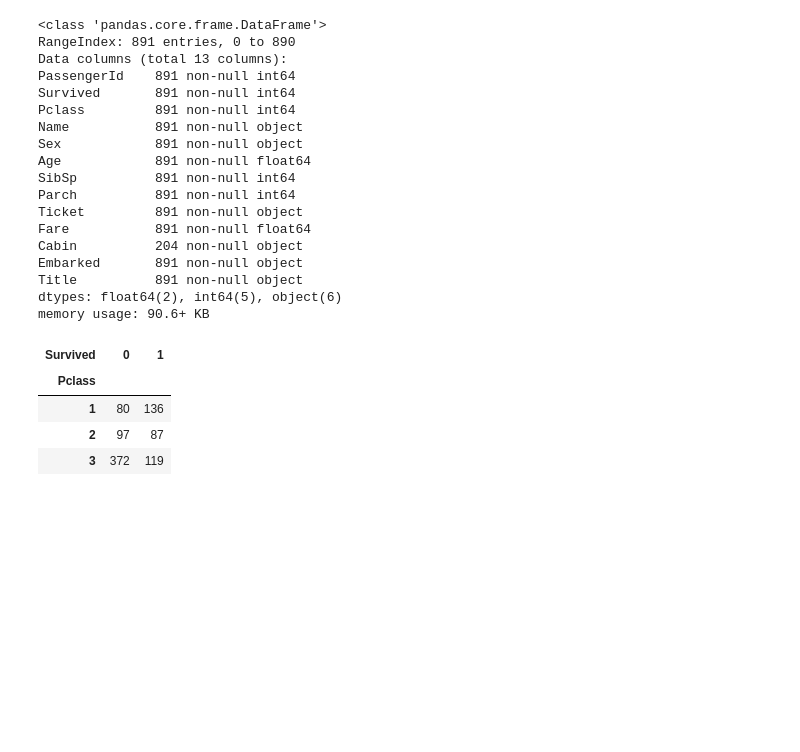
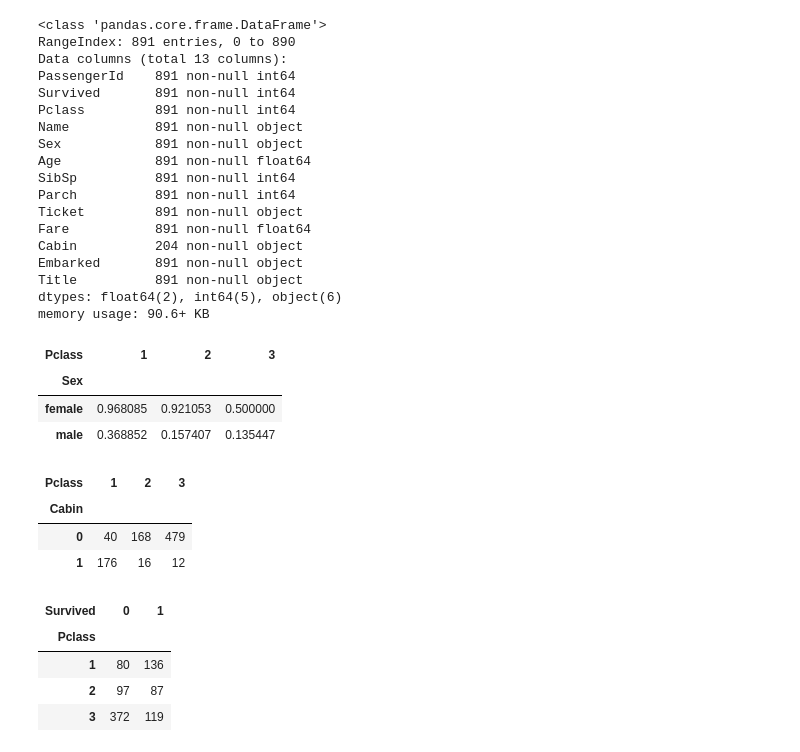
Before and after one commit to FearGateLP10/ds, a Jupyter notebook: Lesson5_repeat.ipynb, the cells around one changed output. Cells and saved outputs as stored; diff of their text form; code cells hidden in the pictures; blank space fills up the shorter version.

```diff
--- a/Lesson5_repeat.ipynb
+++ b/Lesson5_repeat.ipynb
@@ -158,6 +177,20 @@ Embarked       891 non-null object
 Title          891 non-null object
 dtypes: float64(2), int64(5), object(6)
 memory usage: 90.6+ KB
+# %%
+df.pivot_table('Survived', index='Sex', columns='Pclass')
+# %% [output]
+| Pclass | 1 | 2 | 3 |
+| Sex |  |  |  |
+| female | 0.968085 | 0.921053 | 0.500000 |
+| male | 0.368852 | 0.157407 | 0.135447 |
+# %%
+df.pivot_table('Survived', index='Cabin', columns='Pclass', aggfunc='count')
+# %% [output]
+| Pclass | 1 | 2 | 3 |
+| Cabin |  |  |  |
+| 0 | 40 | 168 | 479 |
+| 1 | 176 | 16 | 12 |
 # %%
 df.pivot_table(values='PassengerId', index='Pclass', columns='Survived', aggfunc='count')
 # %% [output]
```
Also changed, not shown: parts of 5 cells of this notebook, 6 other files.
